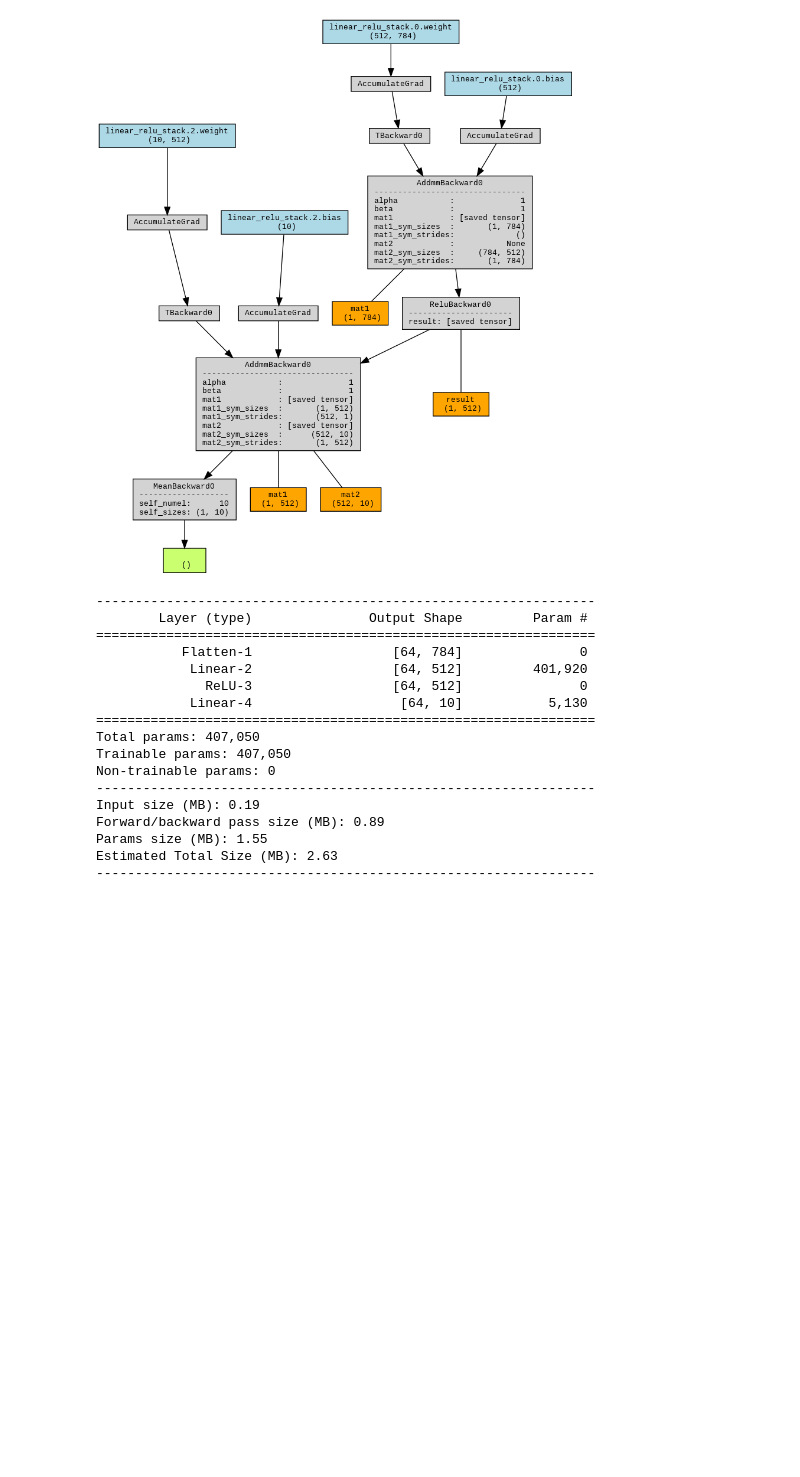
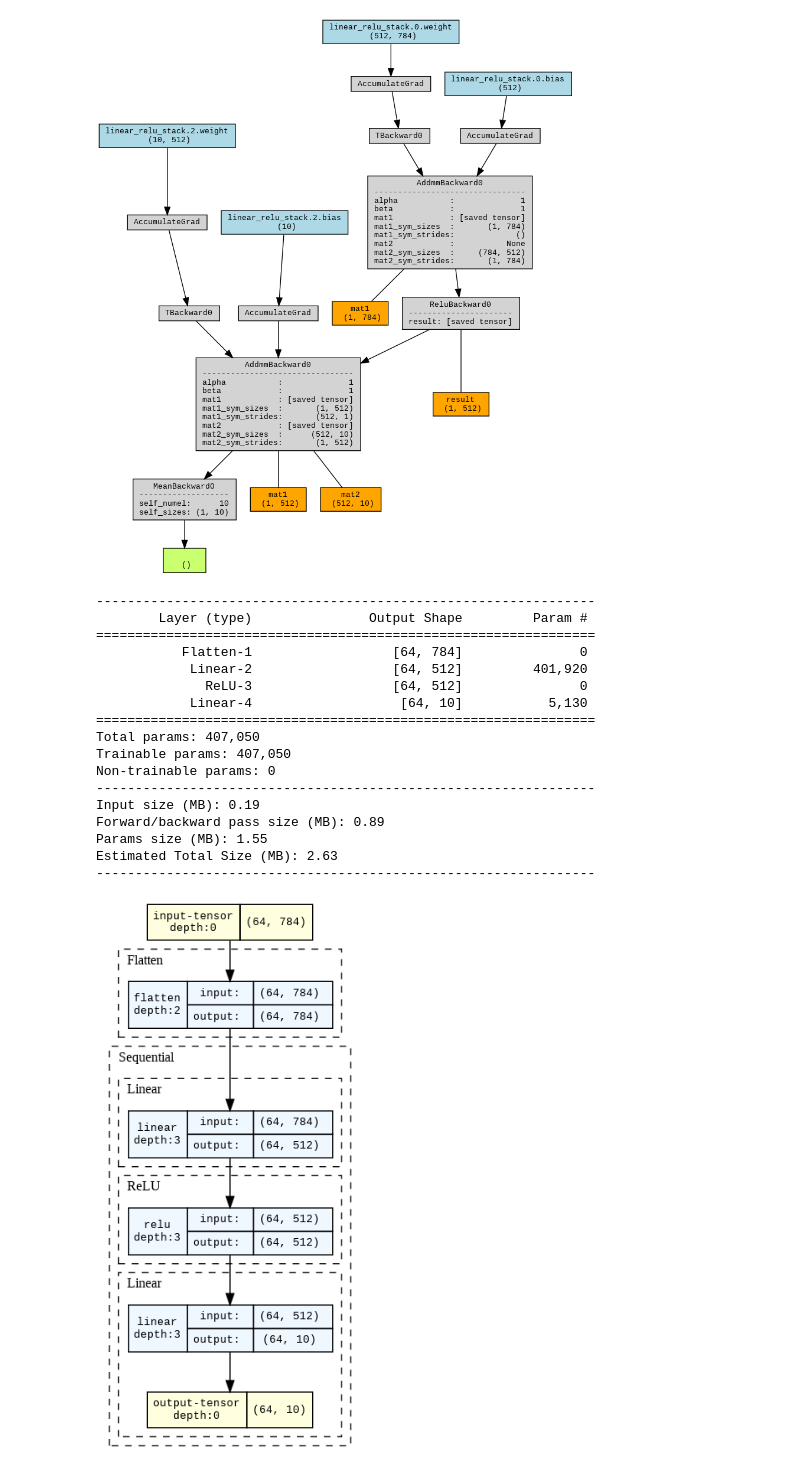
Before and after one commit to wai-ming-chan/fed_avg, a Jupyter notebook: sanityCheck_MNIST.ipynb, the cells around one changed output. Saved outputs shown, nothing was run; the diff lists cells and outputs as text; code cells hidden in the pictures; blank space fills up the shorter version.

```diff
--- a/sanityCheck_MNIST.ipynb
+++ b/sanityCheck_MNIST.ipynb
@@ -177,31 +181,32 @@ summary(model, input_size=(1,784), batch_size=64)
 
 batch_size=64
 model_graph = draw_graph(
   model,
   input_size=(batch_size,784),
   graph_name='myNN',
-  hide_inner_tensors=False,
+  hide_inner_tensors=True,
   hide_module_functions=False,
   expand_nested=True,
   roll=True, # rolls recursive models
   save_graph=True
 )
 model_graph.visual_graph
 # %% [output]
 ----------------------------------------------------------------
         Layer (type)               Output Shape         Param #
 ================================================================
            Flatten-1                  [64, 784]               0
             Linear-2                  [64, 512]         401,920
               ReLU-3                  [64, 512]               0
             Linear-4                   [64, 10]           5,130
 ================================================================
 Total params: 407,050
 Trainable params: 407,050
 Non-trainable params: 0
 ----------------------------------------------------------------
 Input size (MB): 0.19
 Forward/backward pass size (MB): 0.89
 Params size (MB): 1.55
 Estimated Total Size (MB): 2.63
 ----------------------------------------------------------------
+[figure, added]
```
Also changed, not shown: parts of 5 cells of this notebook.
